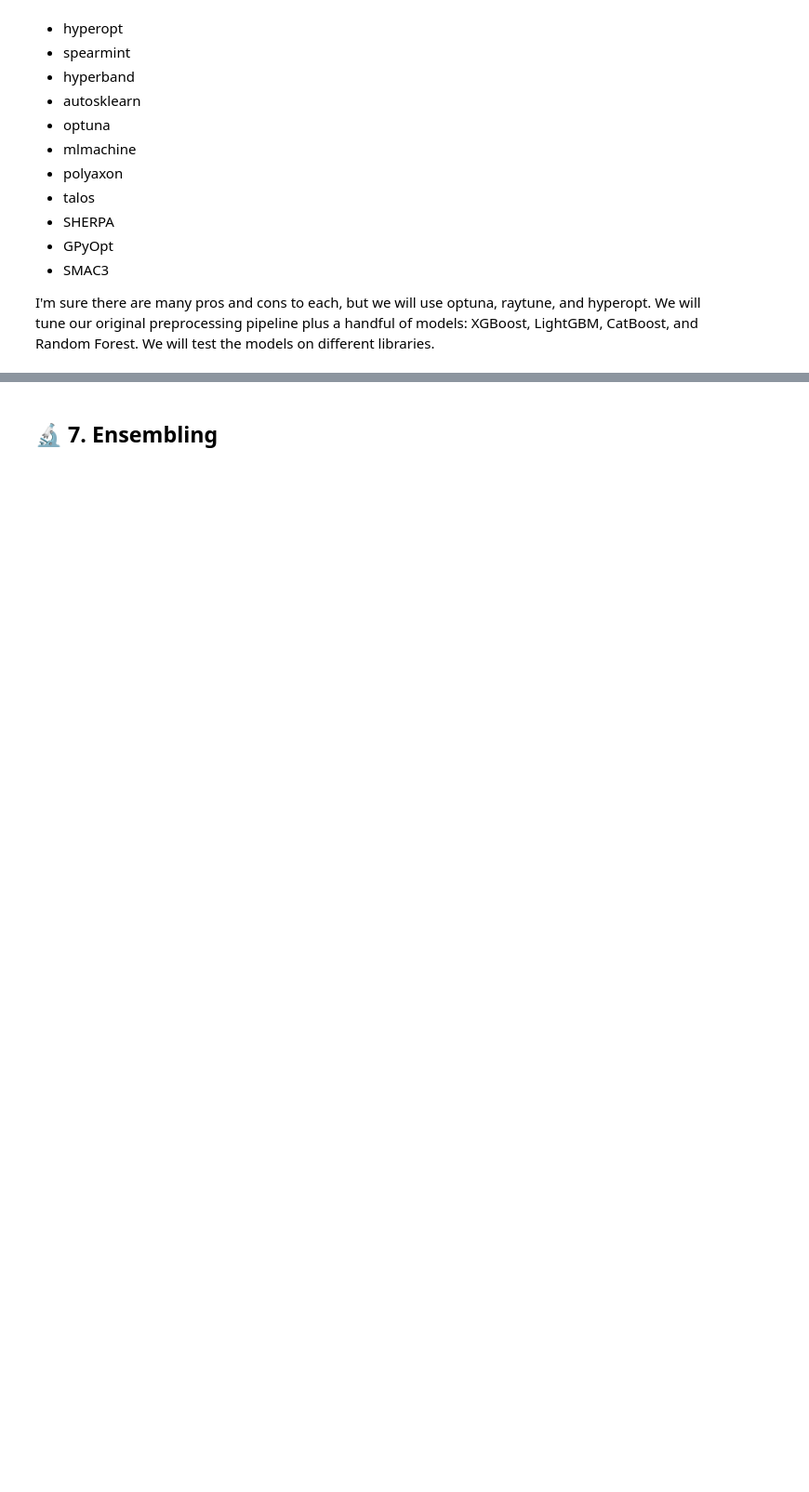
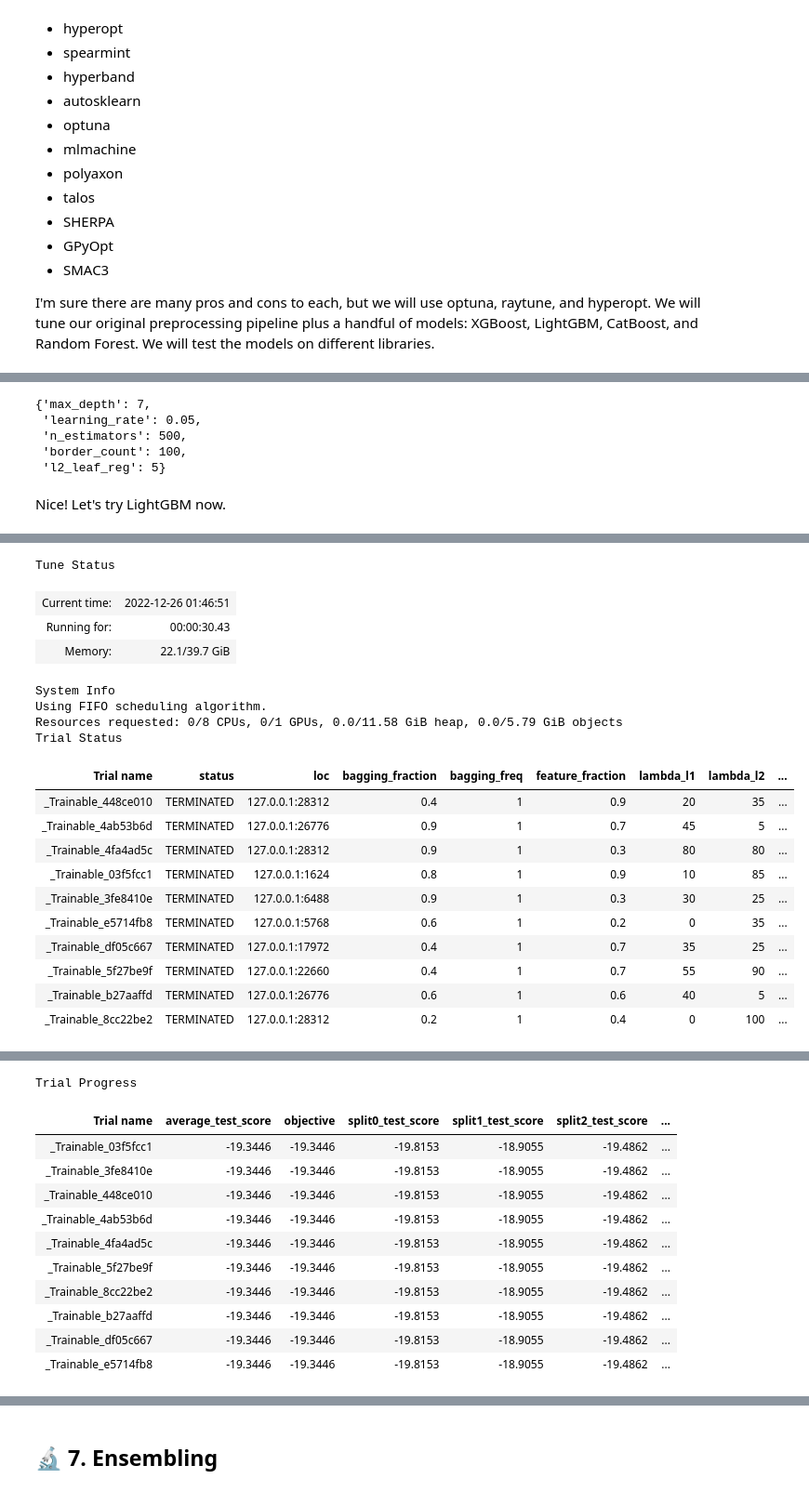
Before and after one commit to alckasoc/Joblisting-Modeling, a Jupyter notebook: modeling.ipynb, the cells around one changed output, grey strips where cells are left out. Shown at 93% size. Cells and saved outputs as stored; diff of their text form; code cells hidden in the pictures; blank space fills up the shorter version.

```diff
--- a/modeling.ipynb
+++ b/modeling.ipynb
@@ -1754,0 +2176,10 @@ def objective(space):
+# %%
+tune_search.best_params
+# %% [output]
+{'max_depth': 7,
+ 'learning_rate': 0.05,
+ 'n_estimators': 500,
+ 'border_count': 100,
+ 'l2_leaf_reg': 5}
+# %% [markdown]
+Nice! Let's try LightGBM now.
@@ -1754,0 +2230,3 @@ def objective(space):
+# %%
+tune_search.fit(X_train_val_prep, y_train_val)
+# %% [output]
@@ -1754,0 +2234,19 @@ def objective(space):
+Tune Status
+| Current time: | 2022-12-26 01:46:51 |
+| Running for: | 00:00:30.43 |
+| Memory: | 22.1/39.7 GiB |
+System Info
+Using FIFO scheduling algorithm.
+Resources requested: 0/8 CPUs, 0/1 GPUs, 0.0/11.58 GiB heap, 0.0/5.79 GiB objects
+Trial Status
+| Trial name | status | loc | bagging_fraction | bagging_freq | feature_fraction | lambda_l1 | lambda_l2 | ... |
+| _Trainable_448ce010 | TERMINATED | 127.0.0.1:28312 | 0.4 | 1 | 0.9 | 20 | 35 | ... |
+| _Trainable_4ab53b6d | TERMINATED | 127.0.0.1:26776 | 0.9 | 1 | 0.7 | 45 | 5 | ... |
+| _Trainable_4fa4ad5c | TERMINATED | 127.0.0.1:28312 | 0.9 | 1 | 0.3 | 80 | 80 | ... |
+| _Trainable_03f5fcc1 | TERMINATED | 127.0.0.1:1624 | 0.8 | 1 | 0.9 | 10 | 85 | ... |
+| _Trainable_3fe8410e | TERMINATED | 127.0.0.1:6488 | 0.9 | 1 | 0.3 | 30 | 25 | ... |
+| _Trainable_e5714fb8 | TERMINATED | 127.0.0.1:5768 | 0.6 | 1 | 0.2 | 0 | 35 | ... |
+| _Trainable_df05c667 | TERMINATED | 127.0.0.1:17972 | 0.4 | 1 | 0.7 | 35 | 25 | ... |
+| _Trainable_5f27be9f | TERMINATED | 127.0.0.1:22660 | 0.4 | 1 | 0.7 | 55 | 90 | ... |
+| _Trainable_b27aaffd | TERMINATED | 127.0.0.1:26776 | 0.6 | 1 | 0.6 | 40 | 5 | ... |
+| _Trainable_8cc22be2 | TERMINATED | 127.0.0.1:28312 | 0.2 | 1 | 0.4 | 0 | 100 | ... |
@@ -1754,0 +2270,12 @@ def objective(space):
+Trial Progress
+| Trial name | average_test_score | objective | split0_test_score | split1_test_score | split2_test_score | ... |
+| _Trainable_03f5fcc1 | -19.3446 | -19.3446 | -19.8153 | -18.9055 | -19.4862 | ... |
+| _Trainable_3fe8410e | -19.3446 | -19.3446 | -19.8153 | -18.9055 | -19.4862 | ... |
+| _Trainable_448ce010 | -19.3446 | -19.3446 | -19.8153 | -18.9055 | -19.4862 | ... |
+| _Trainable_4ab53b6d | -19.3446 | -19.3446 | -19.8153 | -18.9055 | -19.4862 | ... |
+| _Trainable_4fa4ad5c | -19.3446 | -19.3446 | -19.8153 | -18.9055 | -19.4862 | ... |
+| _Trainable_5f27be9f | -19.3446 | -19.3446 | -19.8153 | -18.9055 | -19.4862 | ... |
+| _Trainable_8cc22be2 | -19.3446 | -19.3446 | -19.8153 | -18.9055 | -19.4862 | ... |
+| _Trainable_b27aaffd | -19.3446 | -19.3446 | -19.8153 | -18.9055 | -19.4862 | ... |
+| _Trainable_df05c667 | -19.3446 | -19.3446 | -19.8153 | -18.9055 | -19.4862 | ... |
+| _Trainable_e5714fb8 | -19.3446 | -19.3446 | -19.8153 | -18.9055 | -19.4862 | ... |
```
Also changed, not shown: parts of 40 cells of this notebook, 1 other file.
